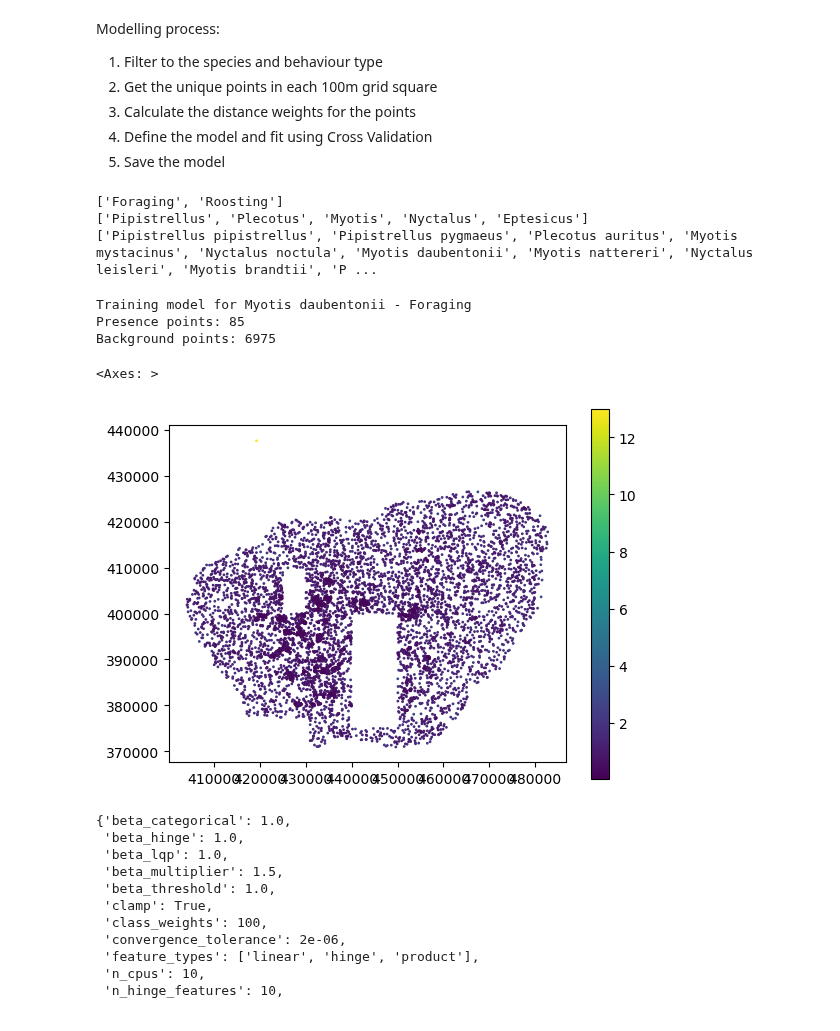
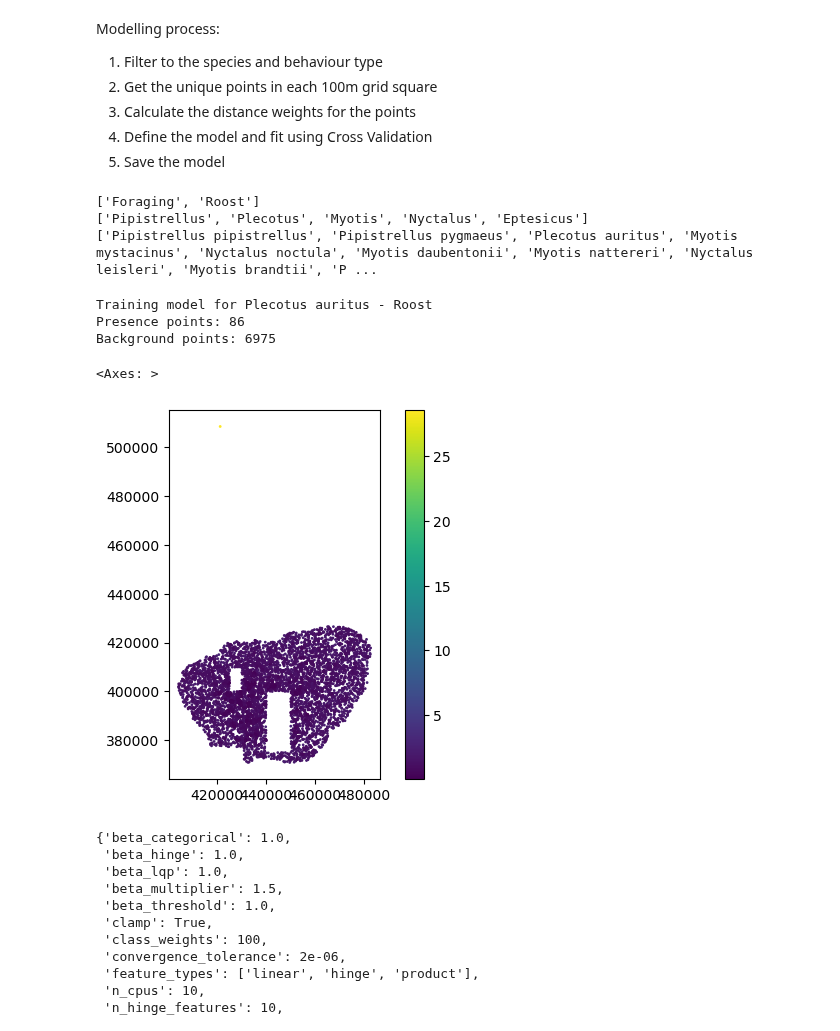
Before and after one commit to MatthewJWhittle/shefflied-bats, a Jupyter notebook: modelling/maxent-modelling.ipynb, the cells around one changed output. Cells and saved outputs as stored; diff of their text form; code cells hidden in the pictures.

Commit message:
model

```diff
--- a/modelling/maxent-modelling.ipynb
+++ b/modelling/maxent-modelling.ipynb
@@ -62,7 +62,7 @@ latin_name = [
 
 activity_type = [
     'Foraging',
-    'Roosting',
+    'Roost',
 ]
 
 genus = [
@@ -258,12 +236,12 @@ print(groups["activity_type"])
 print(groups["genus"])
 print(groups["latin_name"])
 # %% [output]
-['Foraging', 'Roosting']
+['Foraging', 'Roost']
 ['Pipistrellus', 'Plecotus', 'Myotis', 'Nyctalus', 'Eptesicus']
 ['Pipistrellus pipistrellus', 'Pipistrellus pygmaeus', 'Plecotus auritus', 'Myotis mystacinus', 'Nyctalus noctula', 'Myotis daubentonii', 'Myotis nattereri', 'Nyctalus leisleri', 'Myotis brandtii', 'P ...
 # %%
-activity = groups["activity_type"][0]
-latin_name = groups["latin_name"][5]
+activity = groups["activity_type"][1]
+latin_name = groups["latin_name"][2]
 print(f"Training model for {latin_name} - {activity}")
 
 presence = bats_ant[
@@ -272,36 +250,36 @@ presence = bats_ant[
 # Filter to the grid
 presence = filter_gdf_to_grid(presence, grid_points)
 
 # Keep only the geometry
 presence = presence[ev_columns + ["geometry"]]
 background = background[ev_columns + ["geometry"]]
 
 # Drop Missing Values
 presence.dropna(inplace=True)
 background.dropna(inplace=True)
 
 # Calculate sample weights
 presence["sample_weight"] = distance_weights(presence, n_neighbors=5)
 background["sample_weight"] = distance_weights(background, n_neighbors=5)
 
 # Print a summary of the number of points
 print(f"Presence points: {len(presence)}")
 print(f"Background points: {len(background)}")
 
 occurrence = ela.stack_geodataframes(
     presence,
     background,
     add_class_label=True,
 )
 
 
 occurrence.plot("sample_weight", legend=True, markersize=1)
 # %% [output]
-Training model for Myotis daubentonii - Foraging
-Presence points: 85
+Training model for Plecotus auritus - Roost
+Presence points: 86
 Background points: 6975
 <Axes: >
-[figure, old version]
+[figure, new version]
 # %%
 # initialize and print the model defaults
 from pprint import pprint
```
Also changed, not shown: parts of 5 cells of this notebook.
